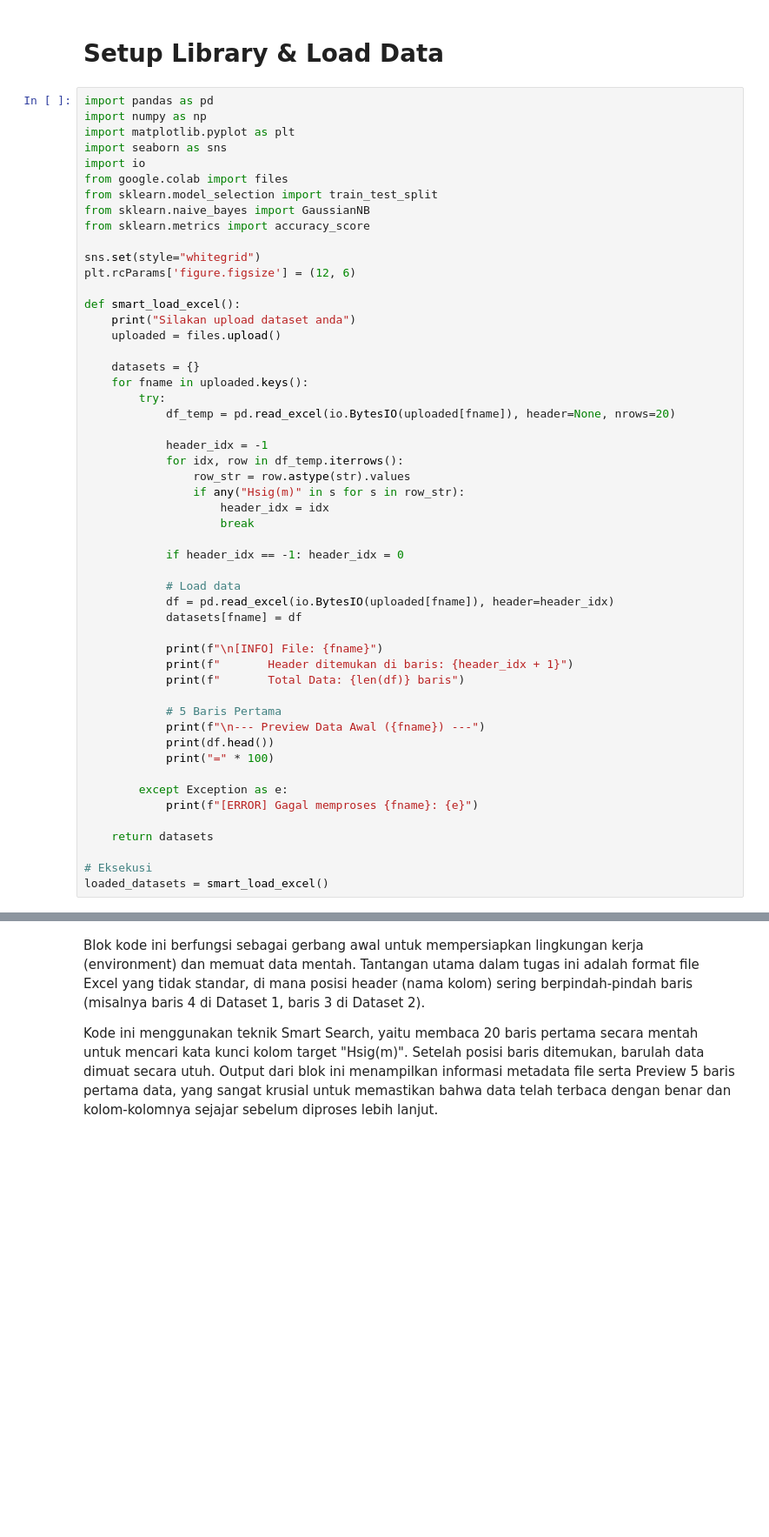
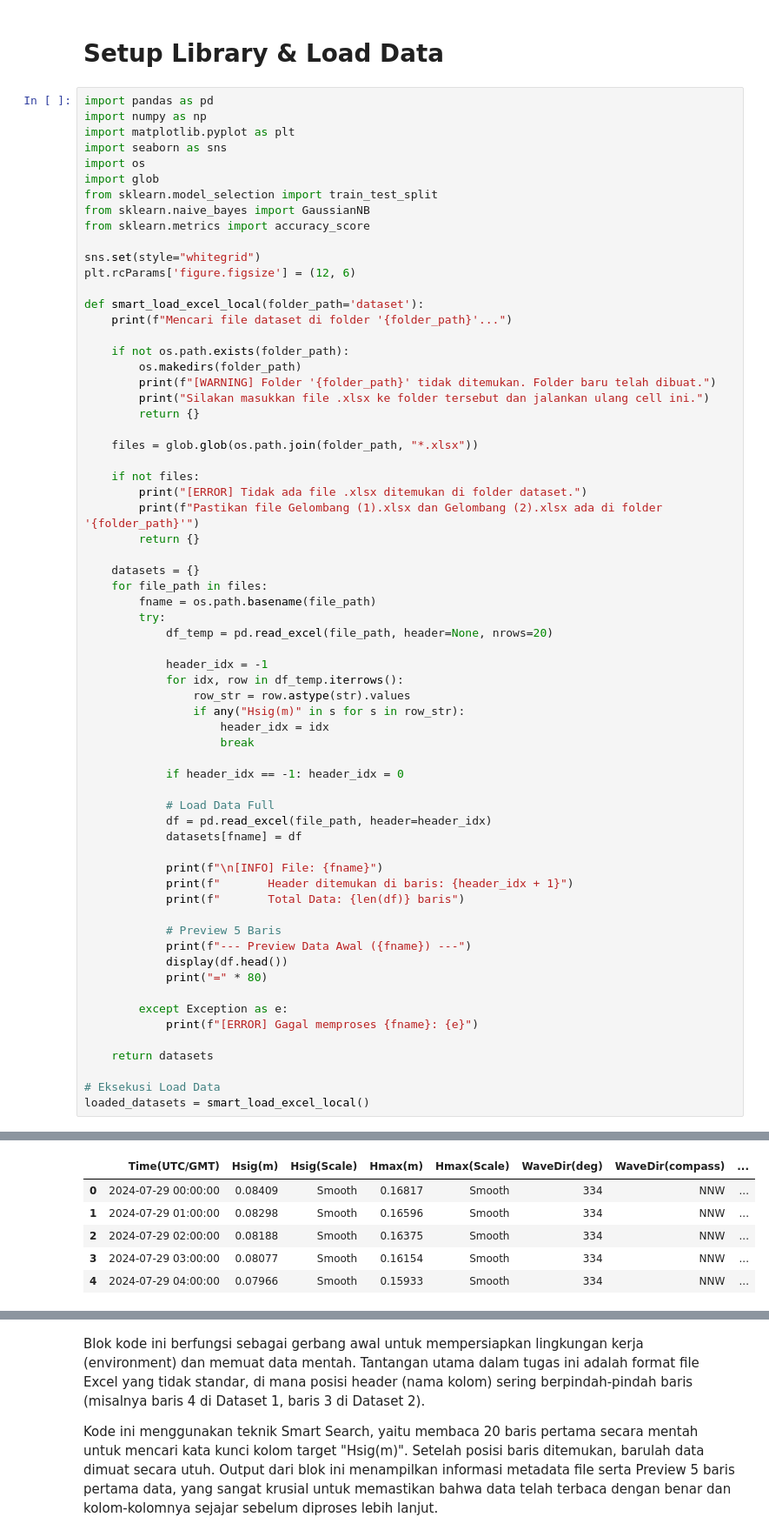
Before and after one commit to elkanajnrmanullang/TugasBesar_PenambanganData, a Jupyter notebook: main_analysis.ipynb, the cells around one changed output, grey strips where cells are left out. Shown at 87% size. Cells and saved outputs as stored; diff of their text form; blank space fills up the shorter version.

```diff
--- a/main_analysis.ipynb
+++ b/main_analysis.ipynb
@@ -5,8 +5,8 @@ import pandas as pd
 import numpy as np
 import matplotlib.pyplot as plt
 import seaborn as sns
-import io
-from google.colab import files
+import os
+import glob
 from sklearn.model_selection import train_test_split
 from sklearn.naive_bayes import GaussianNB
 from sklearn.metrics import accuracy_score
@@ -14,14 +14,27 @@ from sklearn.metrics import accuracy_score
 sns.set(style="whitegrid")
 plt.rcParams['figure.figsize'] = (12, 6)
 
-def smart_load_excel():
-    print("Silakan upload dataset anda")
-    uploaded = files.upload()
+def smart_load_excel_local(folder_path='dataset'):
+    print(f"Mencari file dataset di folder '{folder_path}'...")
+
+    if not os.path.exists(folder_path):
+        os.makedirs(folder_path)
+        print(f"[WARNING] Folder '{folder_path}' tidak ditemukan. Folder baru telah dibuat.")
+        print("Silakan masukkan file .xlsx ke folder tersebut dan jalankan ulang cell ini.")
+        return {}
+
+    files = glob.glob(os.path.join(folder_path, "*.xlsx"))
+
+    if not files:
+        print("[ERROR] Tidak ada file .xlsx ditemukan di folder dataset.")
+        print(f"Pastikan file Gelombang (1).xlsx dan Gelombang (2).xlsx ada di folder '{folder_path}'")
+        return {}
 
     datasets = {}
-    for fname in uploaded.keys():
+    for file_path in files:
+        fname = os.path.basename(file_path)
         try:
-            df_temp = pd.read_excel(io.BytesIO(uploaded[fname]), header=None, nrows=20)
+            df_temp = pd.read_excel(file_path, header=None, nrows=20)
 
             header_idx = -1
             for idx, row in df_temp.iterrows():
@@ -32,24 +45,24 @@ def smart_load_excel():
 
             if header_idx == -1: header_idx = 0
 
-            # Load data
-            df = pd.read_excel(io.BytesIO(uploaded[fname]), header=header_idx)
+            # Load Data Full
+            df = pd.read_excel(file_path, header=header_idx)
             datasets[fname] = df
 
             print(f"\n[INFO] File: {fname}")
             print(f"       Header ditemukan di baris: {header_idx + 1}")
             print(f"       Total Data: {len(df)} baris")
 
-            # 5 Baris Pertama
-            print(f"\n--- Preview Data Awal ({fname}) ---")
-            print(df.head())
-            print("=" * 100)
+            # Preview 5 Baris
+            print(f"--- Preview Data Awal ({fname}) ---")
+            display(df.head())
+            print("=" * 80)
 
         except Exception as e:
             print(f"[ERROR] Gagal memproses {fname}: {e}")
 
     return datasets
 
-# Eksekusi
-loaded_datasets = smart_load_excel()
+# Eksekusi Load Data
+loaded_datasets = smart_load_excel_local()
 # %% [output]
@@ -56,0 +75,6 @@ ModuleNotFoundError: No module named 'google'
+|  | Time(UTC/GMT) | Hsig(m) | Hsig(Scale) | Hmax(m) | Hmax(Scale) | WaveDir(deg) | WaveDir(compass) | ... |
+| 0 | 2024-07-29 00:00:00 | 0.08409 | Smooth | 0.16817 | Smooth | 334 | NNW | ... |
+| 1 | 2024-07-29 01:00:00 | 0.08298 | Smooth | 0.16596 | Smooth | 334 | NNW | ... |
+| 2 | 2024-07-29 02:00:00 | 0.08188 | Smooth | 0.16375 | Smooth | 334 | NNW | ... |
+| 3 | 2024-07-29 03:00:00 | 0.08077 | Smooth | 0.16154 | Smooth | 334 | NNW | ... |
+| 4 | 2024-07-29 04:00:00 | 0.07966 | Smooth | 0.15933 | Smooth | 334 | NNW | ... |
```
Also changed, not shown: parts of 6 cells of this notebook, 2 other files.
